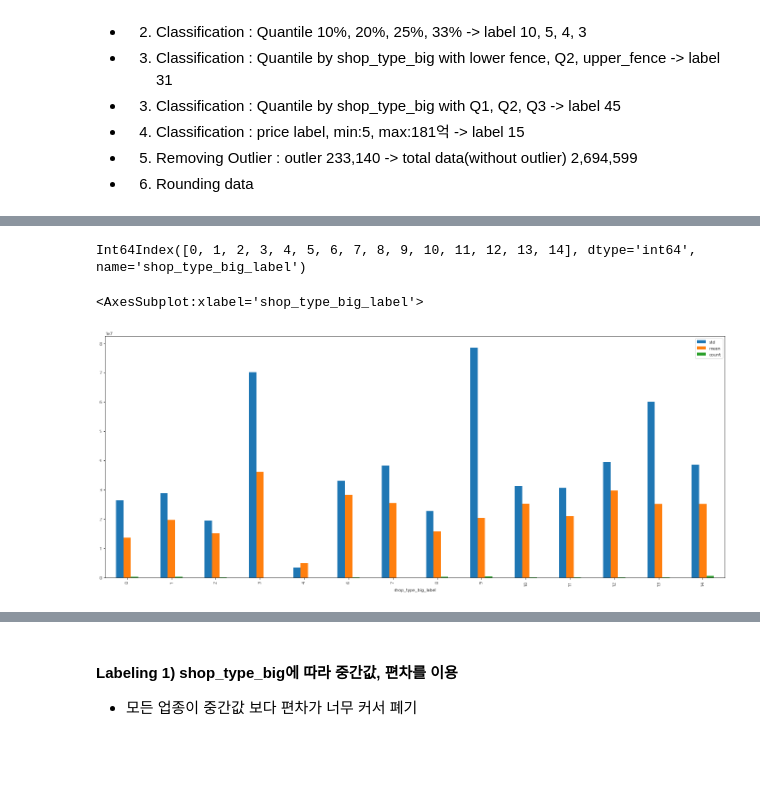
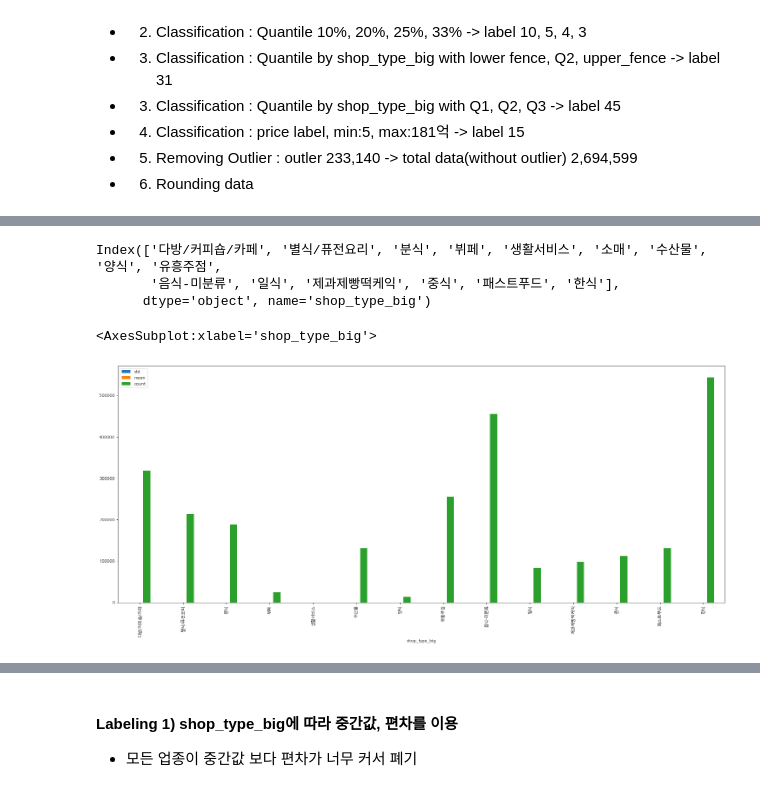
Before and after one commit to iDolphin99/Commerical_data_analysis, a Jupyter notebook: dolphin/baseline_classification_big_NLP.ipynb, the cells around one changed output, grey strips where cells are left out. Drawn from its saved outputs; the diff is of its cells as text; code cells hidden in the pictures; blank space fills up the shorter version.

```diff
--- a/dolphin/baseline_classification_big_NLP.ipynb
+++ b/dolphin/baseline_classification_big_NLP.ipynb
@@ -230,7 +236,7 @@ processed_data = pd.concat([processed_data, df], axis=1)
 # shop_name, shop_type_big, shop_type_small = concat_text
 processed_data['concat_text'] = processed_data['shop_name'] + ' ' + processed_data['shop_type_big'] + ' ' + processed_data['shop_type_small'] + ' '
 processed_data['concat_text'] = processed_data['concat_text'] + ' ' + processed_data['address1'] + ' ' + processed_data['address2']
-processed_data = processed_data.drop(['shop_name', 'shop_type_big', 'shop_type_small', 'address1', 'address2'], axis=1)
+processed_data = processed_data.drop(['shop_name', 'address1', 'address2'], axis=1)
 # %%
 # Labeling - KMeans Clustering
 # longitude + latitude = geo
@@ -341,5 +347,5 @@ labeled_data
 # %%
-group_big_gain = labeled_data[['shop_type_big_label','monthly_gain']].groupby('shop_type_big_label')
+group_big_gain = labeled_data[['shop_type_big','average_sale_price']].groupby('shop_type_big')
 df_group_big_gain = group_big_gain.describe().droplevel(axis=1,level=0)
 
 # monthly_gain을 shop_type_big 분야별로 정렬하여 출력
@@ -374,16 +380,18 @@ max:  [5, 9, 13, 0, 1, 14, 8, 3, 12, 10, 6, 11, 2, 7, 4]
 # %%
 # shop_type_big 으로 묶은 후 shop_type_small 간의 평균 가격대를 비교하는 코드
 # 제조같은 분야는 하나의 소분야가 압도적으로 가격대가 높게 형성되어 있고 나머지는 비슷비슷함
 # 스포츠 같은 경우는 모든 소분야가 비슷한 가격대를 형성함
 
 # shop_type_big 중에서 5번 종목이 가격 분포가 너무 넓어서 그래프를 그렸을 때 다른 종목도 보기 어려워서
 # 5번을 드랍하고 보기로 함 -> 전반적으로 평균보다 편차가 훨씬 큼
 typebig_list = df_group_big_gain.index
 print(typebig_list)
 
-updated_df = df_group_big_gain.drop(5).copy()
+updated_df = df_group_big_gain.drop('소매').copy()
 updated_df.plot.bar(y=['std', 'mean', 'count'], figsize=(25,10))
 # %% [output]
-Int64Index([0, 1, 2, 3, 4, 5, 6, 7, 8, 9, 10, 11, 12, 13, 14], dtype='int64', name='shop_type_big_label')
+Index(['다방/커피숍/카페', '별식/퓨전요리', '분식', '뷔페', '생활서비스', '소매', '수산물', '양식', '유흥주점',
+       '음식-미분류', '일식', '제과제빵떡케익', '중식', '패스트푸드', '한식'],
+      dtype='object', name='shop_type_big')
-<AxesSubplot:xlabel='shop_type_big_label'>
+<AxesSubplot:xlabel='shop_type_big'>
-[figure, old version]
+[figure, new version]
```
Also changed, not shown: parts of 22 cells of this notebook, 1 other file.
